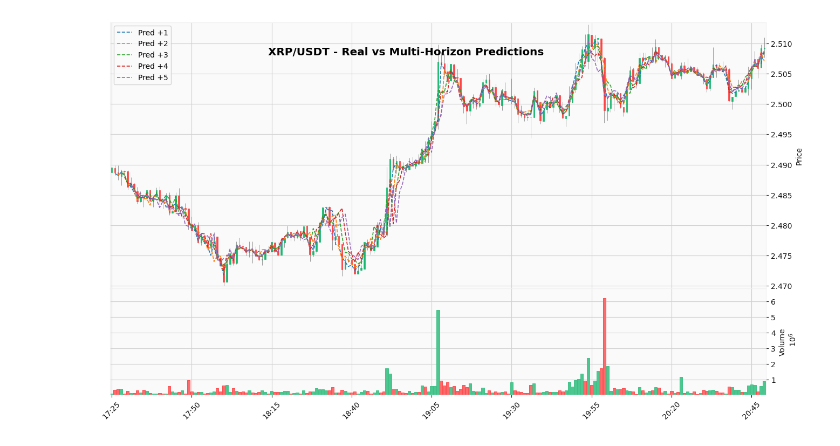
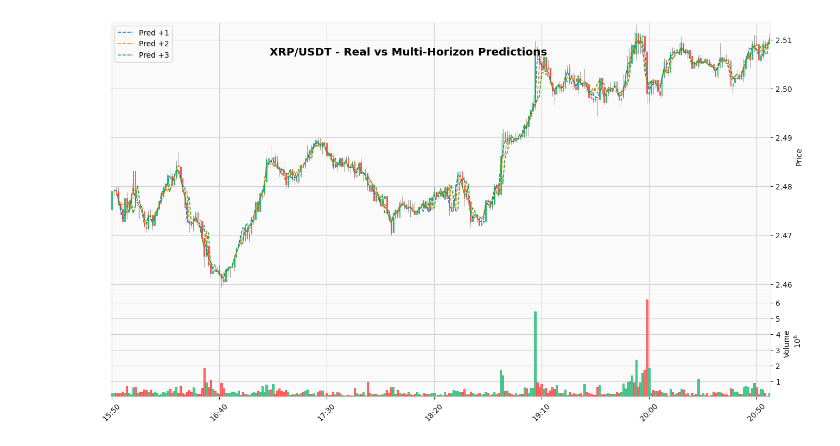
Before and after one commit to remiotore/freqtrade, a Jupyter notebook: analysis-ohlcv.ipynb, the cells around one changed output. Cells and saved outputs as stored; diff of their text form; code cells hidden in the pictures.

Commit message:
Analysis plotting multiple future candles dynamically

```diff
--- a/analysis-ohlcv.ipynb
+++ b/analysis-ohlcv.ipynb
@@ -17,7 +17,7 @@ from IPython.display import display
 exchange = ccxt.binance({'enableRateLimit': True,})
 symbol = 'XRP/USDT:USDT'
 timeframe = '1m'
-limit = 250
+limit = 350
 
 ohlcv = exchange.fetch_ohlcv(symbol, timeframe=timeframe, limit=limit)
 
@@ -73,5 +73,7 @@ timestamp
 # %%
-for i in range(1, 6):
+future_candles = range(1, 4)
+
+for i in future_candles:
     df[f'close_future_{i}'] = df['close'].shift(-i)
 
 df.dropna(inplace=True)
@@ -83,7 +85,7 @@ feature_cols = [
     'OBV', 'STDDEV'
 ]
 features = df[feature_cols]
-targets = df[[f'close_future_{i}' for i in range(1, 6)]]
+targets = df[[f'close_future_{i}' for i in future_candles]]
 
 X_train, X_test, y_train, y_test = train_test_split(
     features, targets, test_size=0.2, random_state=42
@@ -94,39 +96,39 @@ model.fit(X_train, y_train)
 
 pred_all = model.predict(features)
 
-pred_cols = [f'pred_close_future_{i}' for i in range(1, 6)]
+pred_cols = [f'pred_close_future_{i}' for i in future_candles]
 df_pred_all = pd.DataFrame(pred_all, columns=pred_cols, index=df.index)
 
 df_full = pd.concat([df, df_pred_all], axis=1)
 
 addplots = []
-for i in range(1, 6):
+for i in future_candles:
     src_col = f'pred_close_future_{i}'
     plot_col = f'{src_col}_at_t_plus_{i}'
     df_full[plot_col] = df_full[src_col].shift(i)
     addplots.append(
         mpf.make_addplot(
             df_full[plot_col],
             type='line',
             width=1.2,
             linestyle='--',
             panel=0,
             secondary_y=False,
             label=f'Pred +{i}'
         )
     )
 
 mpf.plot(
     df_full,
     type='candle',
     style='yahoo',
     volume=True,
     addplot=addplots,
     title='XRP/USDT - Real vs Multi-Horizon Predictions',
     ylabel='Price',
     ylabel_lower='Volume',
     figsize=(14, 8),
     tight_layout=True,
 )
 # %% [output]
-[figure, old version]
+[figure, new version]
```
Also changed, not shown: parts of 2 cells of this notebook.
